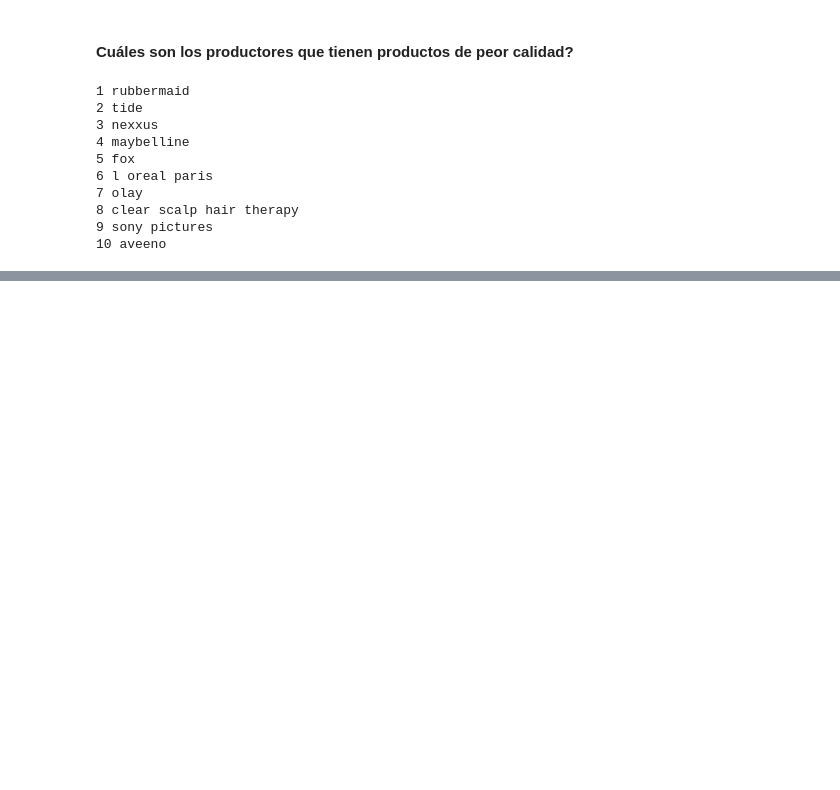
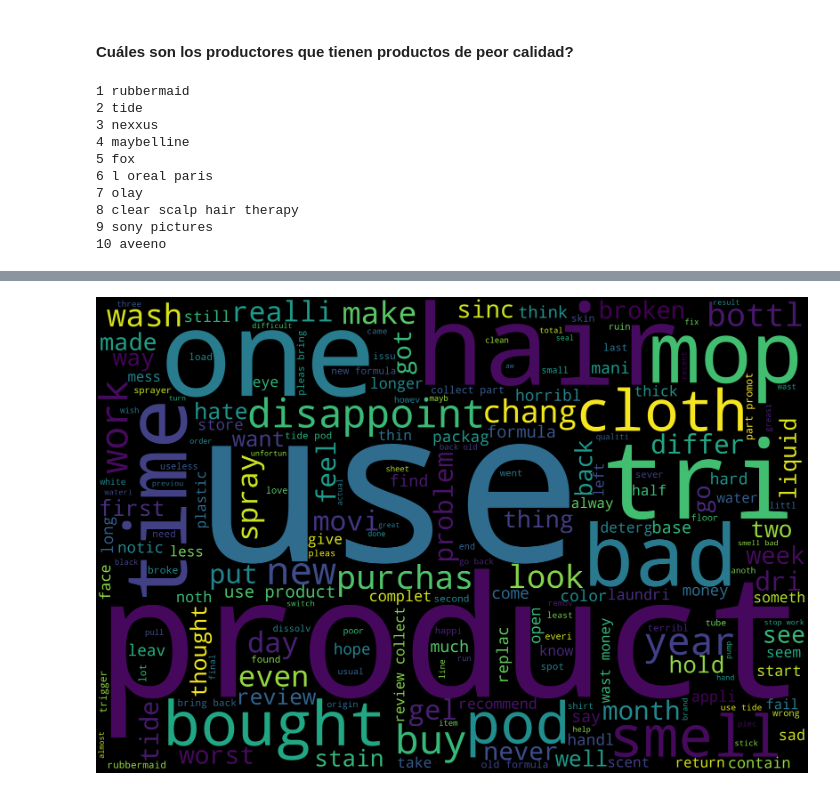
Before and after one commit to Andy5am/Lab5DS, a Jupyter notebook: Lab5DS.ipynb, the cells around one changed output, grey strips where cells are left out. Cells and saved outputs as stored; diff of their text form; code cells hidden in the pictures; blank space fills up the shorter version.

```diff
--- a/Lab5DS.ipynb
+++ b/Lab5DS.ipynb
@@ -453,0 +469,3 @@ for i in freq_negative.index:
+# %%
+most_negative = data[(data['reviews.rating'] == 1) & (data['sentiment'] == 'negative')]
+freq_negative = most_negative['name'].value_counts()
@@ -453,0 +546,22 @@ for i in freq_negative.index:
+# %%
+all_text = most_negative['reviews.text'].str.split(' ')
+text_data = [" ".join(text) for text in all_text]
+final_text = " ".join(text_data)
+
+wordcloud_text = WordCloud(
+    width = 3000,
+    height = 2000,
+    background_color = 'black',
+    stopwords = STOPWORDS).generate(final_text)
+
+
+fig = plt.figure(
+    figsize = (40, 30),
+    facecolor = 'k',
+    edgecolor = 'k')
+plt.imshow(wordcloud_text, interpolation = 'bilinear')
+plt.axis('off')
+plt.tight_layout(pad=0)
+plt.show()
+# %% [output]
+[figure, added]
```
Also changed, not shown: parts of 11 cells of this notebook, 1 other file.
